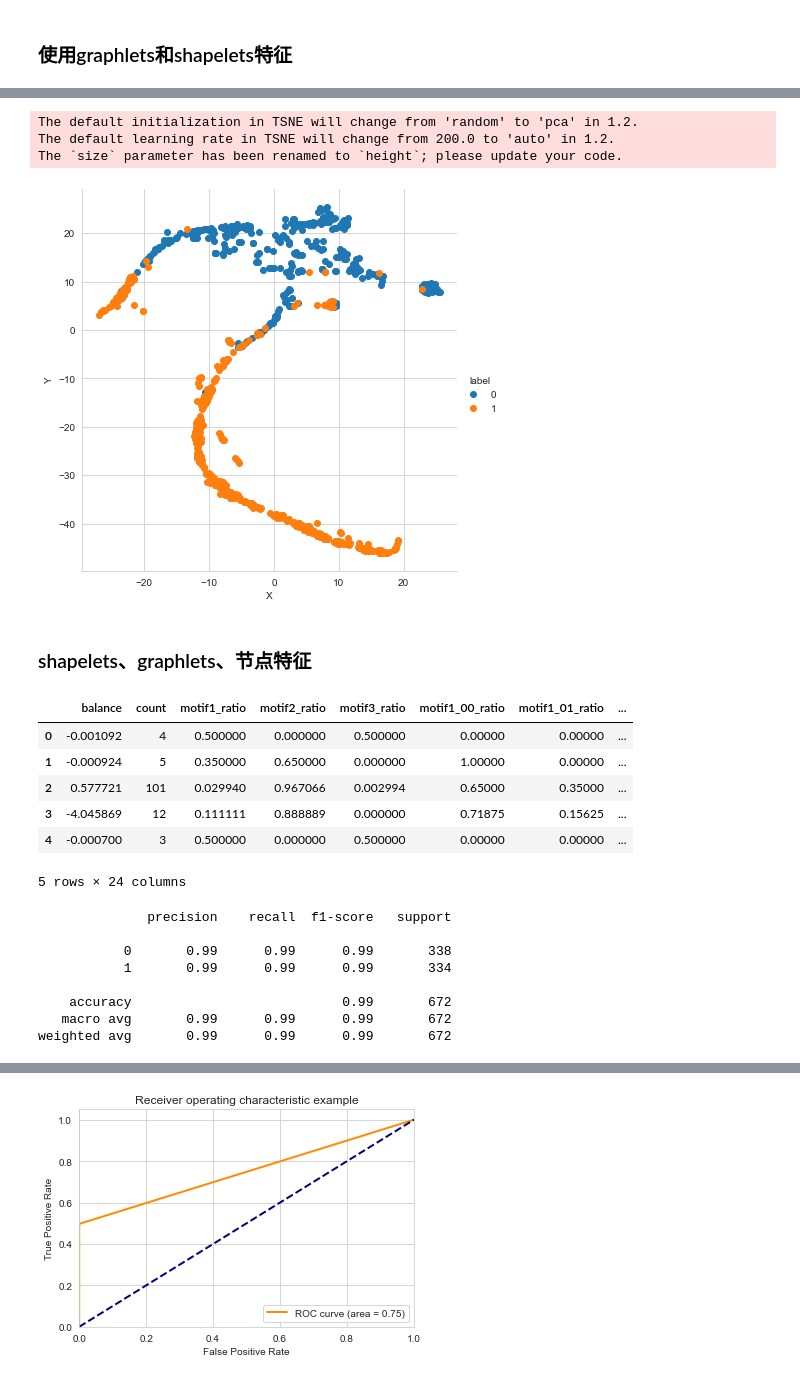
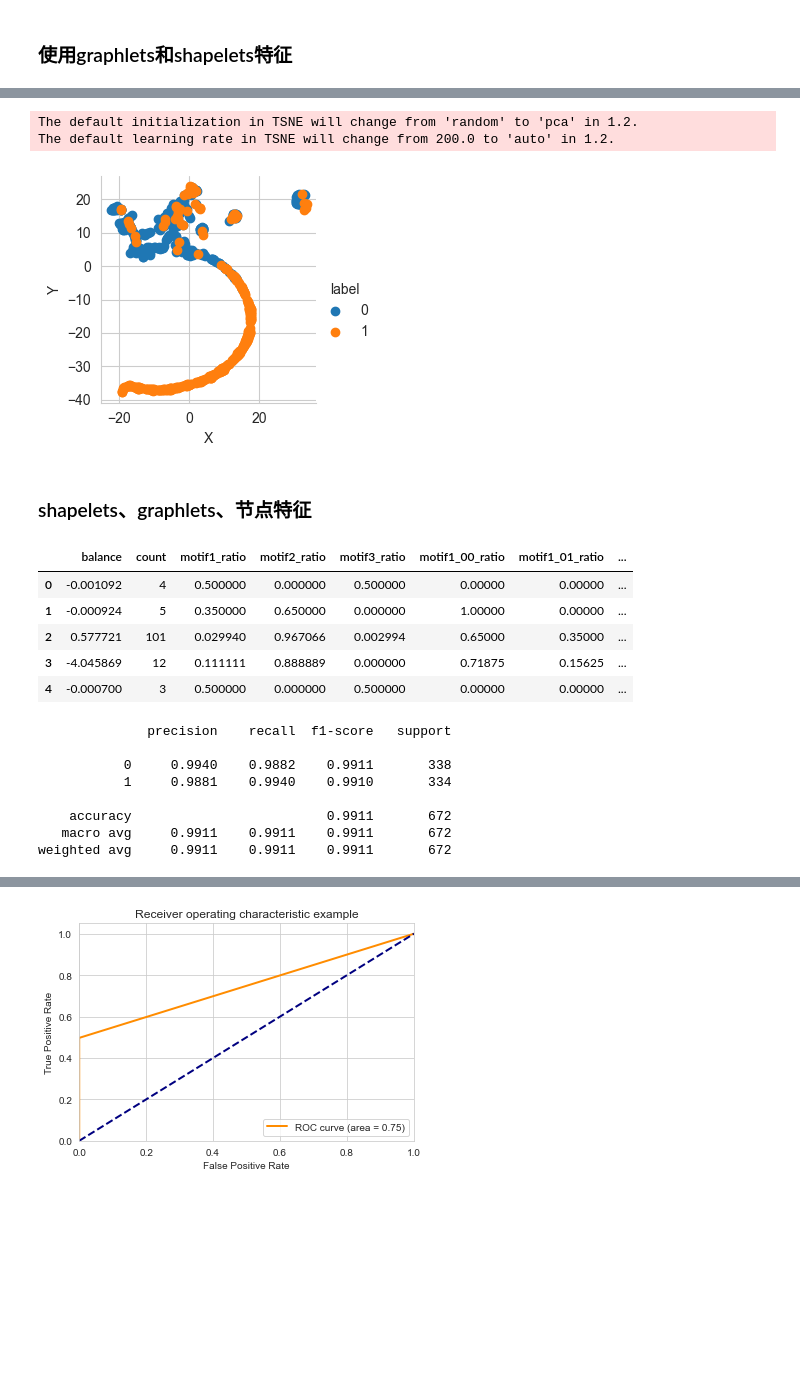
Before and after one commit to YancyKahn/eth-phishing-detection, a Jupyter notebook: translets_mining.ipynb, the cells around one changed output, grey strips where cells are left out. Cells and saved outputs as stored; diff of their text form; code cells hidden in the pictures; blank space fills up the shorter version.

```diff
--- a/translets_mining.ipynb
+++ b/translets_mining.ipynb
@@ -5,6 +6,8 @@ from matplotlib import pyplot as plt
+# %%
+pwd = os.getcwd()
 # %%
-shapelets_features = pd.read_csv('./datasets/shapelets_features.csv')
-shapelets_features.columns = ['address', 'shapelet0', 'shapelet1', 'shapelet2', 'shapelet3', 'shapelet4', 'shapelet5', 'shapelet6', 'shapelet7', 'shapelet8', 'shapelet9', 'shapelet10', 'shapelet11', 'shapelet12', 'shapelet13', 'shapelet14', 'label']
+shapelets_features = pd.read_csv(pwd + '/datasets/open/shapelets_features.csv')
+shapelets_features.columns = ['address', 'shapelet0', 'shapelet1', 'shapelet2', 'shapelet3', 'shapelet4', 'shapelet5', 'shapelet6', 'shapelet7', 'shapelet8', 'shapelet9', 'label']
 shapelets_features.head()
 # %% [output]
 |  | address | shapelet0 | shapelet1 | shapelet2 | shapelet3 | shapelet4 | shapelet5 | shapelet6 | shapelet7 | ... |
@@ -16,5 +19,5 @@ shapelets_features.head()
 # %%
-graphlets_features = pd.read_csv('./datasets/graphlets_features_old.csv')
+graphlets_features = pd.read_csv(pwd + '/datasets/open/graphlets_features_old.csv')
 graphlets_features.head()
 # %% [output]
 |  | address | in_degree | out_degree | max_timestamp | min_timestamp | value_out | value_in | balance | count | ... |
@@ -299,7 +302,7 @@ plt.show()
 ### 使用graphlets和shapelets特征
 # %%
 # 定义要使用的特征
-key_features_name = ['motif1_ratio', 'motif2_ratio', 'motif3_ratio', 'motif1_00_ratio', 'motif1_01_ratio', 'motif1_10_ratio', 'motif1_11_ratio', 'shapelet0', 'shapelet1', 'shapelet2', 'shapelet3', 'shapelet4', 'shapelet5', 'shapelet6', 'shapelet7', 'shapelet8', 'shapelet9', 'shapelet10', 'shapelet11', 'shapelet12', 'shapelet13', 'shapelet14', 'label']
+key_features_name = ['motif1_ratio', 'motif2_ratio', 'motif3_ratio', 'motif1_00_ratio', 'motif1_01_ratio', 'motif1_10_ratio', 'motif1_11_ratio', 'shapelet0', 'shapelet1', 'shapelet2', 'shapelet3', 'shapelet4', 'shapelet5', 'shapelet6', 'shapelet7', 'shapelet8', 'shapelet9',  'label']
 key_features = features[key_features_name]
 key_features.head()
 # %% [output]
@@ -357,28 +360,27 @@ ntree_limit is deprecated, use `iteration_range` or model slicing instead.
 # %%
 # 对特征画t-SNE图
 from sklearn.manifold import TSNE
 
 tsne = TSNE(n_components=2, random_state=0)
 tsne_obj = tsne.fit_transform(X_test)
 
 tsne_df = pd.DataFrame({'X': tsne_obj[:, 0], 'Y': tsne_obj[:, 1], 'label': y_test})
 
 # 画图
 import seaborn as sns
 
 sns.set_style("whitegrid")
-sns.FacetGrid(tsne_df, hue="label", size=6).map(plt.scatter, "X", "Y").add_legend()
+sns.FacetGrid(tsne_df, hue="label").map(plt.scatter, "X", "Y").add_legend()
 plt.show()
 # %% [output]
 The default initialization in TSNE will change from 'random' to 'pca' in 1.2.
 The default learning rate in TSNE will change from 200.0 to 'auto' in 1.2.
-The `size` parameter has been renamed to `height`; please update your code.
-[figure, old version]
+[figure, new version]
 # %% [markdown]
 ### shapelets、graphlets、节点特征
 # %%
 # 定义要使用的特征
-key_features_name = ['balance', 'count', 'motif1_ratio', 'motif2_ratio', 'motif3_ratio', 'motif1_00_ratio', 'motif1_01_ratio', 'motif1_10_ratio', 'motif1_11_ratio', 'shapelet1', 'shapelet2', 'shapelet3', 'shapelet4', 'shapelet5', 'shapelet6', 'shapelet7', 'shapelet8', 'shapelet9', 'shapelet10', 'shapelet11', 'shapelet12', 'shapelet13', 'shapelet14', 'label']
+key_features_name = ['balance', 'count', 'motif1_ratio', 'motif2_ratio', 'motif3_ratio', 'motif1_00_ratio', 'motif1_01_ratio', 'motif1_10_ratio', 'motif1_11_ratio', 'shapelet1', 'shapelet2', 'shapelet3', 'shapelet4', 'shapelet5', 'shapelet6', 'shapelet7', 'shapelet8', 'shapelet9', 'label']
 key_features = features[key_features_name]
 key_features.head()
 # %% [output]
@@ -388,7 +390,6 @@ key_features.head()
 | 2 | 0.577721 | 101 | 0.029940 | 0.967066 | 0.002994 | 0.65000 | 0.35000 | ... |
 | 3 | -4.045869 | 12 | 0.111111 | 0.888889 | 0.000000 | 0.71875 | 0.15625 | ... |
 | 4 | -0.000700 | 3 | 0.500000 | 0.000000 | 0.500000 | 0.00000 | 0.00000 | ... |
-5 rows × 24 columns
 # %%
 # 划分数据集
 from sklearn.model_selection import train_test_split
@@ -407,16 +408,16 @@ y_pred = xgb_model.predict(X_test)
 # 评估
 from sklearn.metrics import classification_report
 
-print(classification_report(y_test, y_pred))
+print(classification_report(y_test, y_pred, digits=4))
 # %% [output]
               precision    recall  f1-score   support
 
-           0       0.99      0.99      0.99       338
-           1       0.99      0.99      0.99       334
+           0     0.9940    0.9882    0.9911       338
+           1     0.9881    0.9940    0.9910       334
 
-    accuracy                           0.99       672
-   macro avg       0.99      0.99      0.99       672
-weighted avg       0.99      0.99      0.99       672
+    accuracy                         0.9911       672
+   macro avg     0.9911    0.9911    0.9911       672
+weighted avg     0.9911    0.9911    0.9911       672
 # %%
 # SHAP解释样本
 
```
Also changed, not shown: parts of 23 cells of this notebook, 29 other files.
